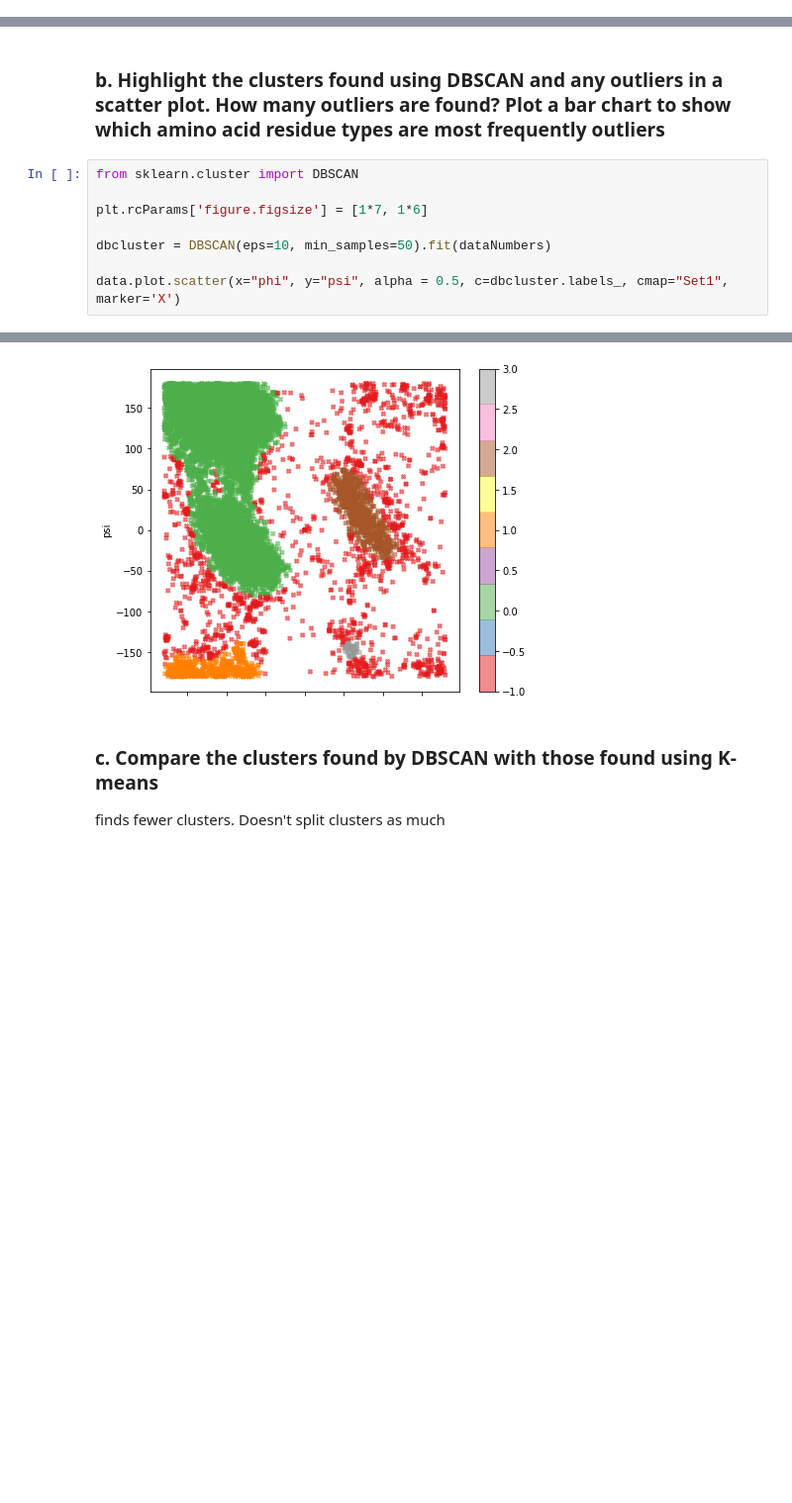
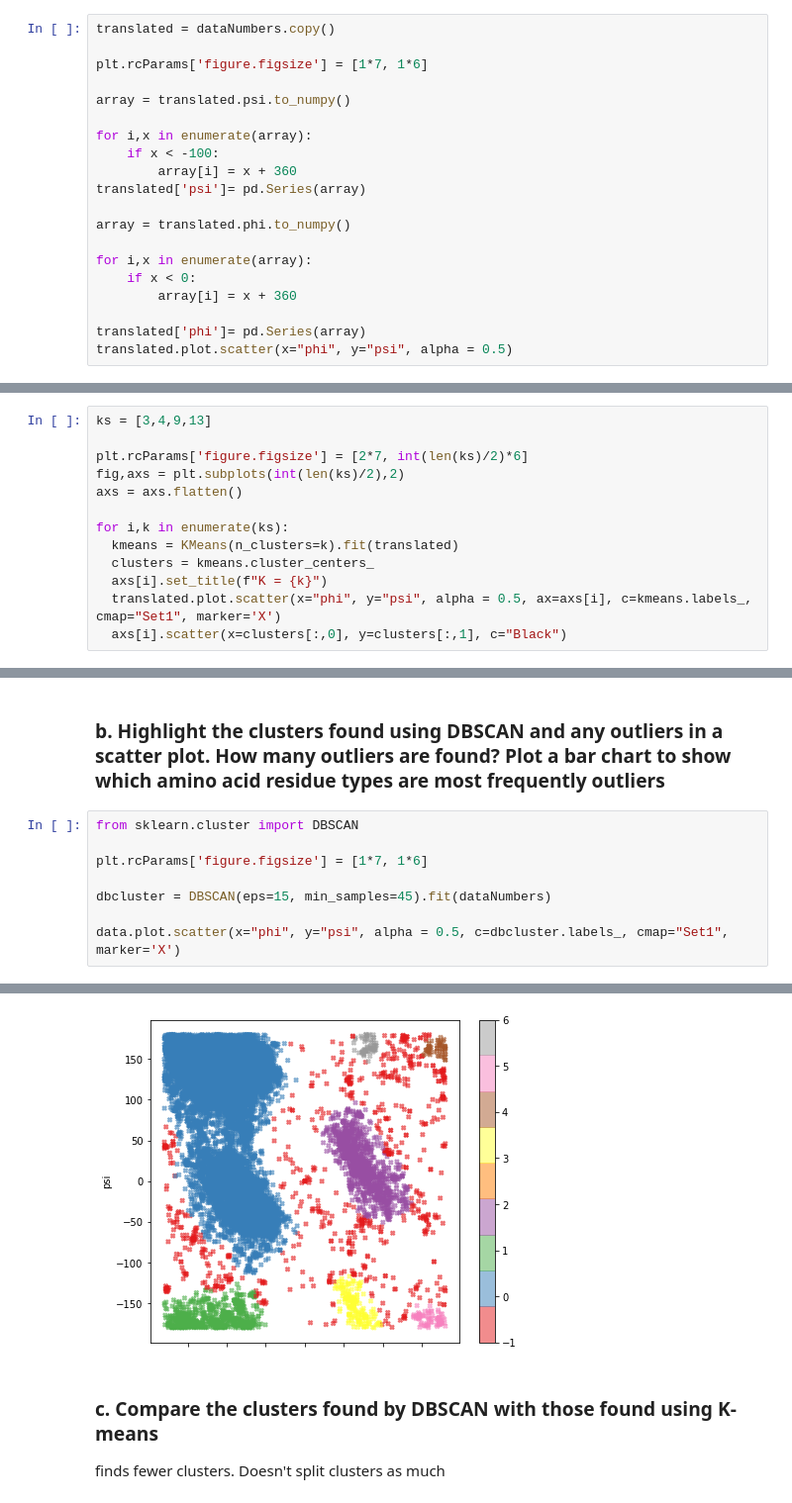
Before and after one commit to jerge/DAT405-DSC, a Jupyter notebook: Lab 3/Lab3.ipynb, the cells around one changed output, grey strips where cells are left out. Shown at 99% size. Cells and saved outputs as stored; diff of their text form; blank space fills up the shorter version.

```diff
--- a/Lab 3/Lab3.ipynb
+++ b/Lab 3/Lab3.ipynb
@@ -93,3 +139,23 @@ kinda? like 5% prob to get wrong clusters on K=8
 ### d. Can you change the data to get better results (or the same results in a simpler way)?  (Hint:  since  both  phi  and  psi  are  periodic  attributes,  you  can  think  of shifting/translating them by some value and then use the modulo operation.)
 
 Translatera/shifta upp så att clustret längst ner till vänster faktiskt hamnar uppe på det högst upp till vänster etc.
+# %%
+translated = dataNumbers.copy()
+
+plt.rcParams['figure.figsize'] = [1*7, 1*6]
+
+array = translated.psi.to_numpy()
+
+for i,x in enumerate(array):
+    if x < -100:
+        array[i] = x + 360
+translated['psi']= pd.Series(array)
+
+array = translated.phi.to_numpy()
+
+for i,x in enumerate(array):
+    if x < 0:
+        array[i] = x + 360
+
+translated['phi']= pd.Series(array)
+translated.plot.scatter(x="phi", y="psi", alpha = 0.5)
@@ -95,0 +165,13 @@ Translatera/shifta upp så att clustret längst ner till vänster faktiskt hamna
+# %%
+ks = [3,4,9,13]
+
+plt.rcParams['figure.figsize'] = [2*7, int(len(ks)/2)*6]
+fig,axs = plt.subplots(int(len(ks)/2),2)
+axs = axs.flatten()
+
+for i,k in enumerate(ks):
+  kmeans = KMeans(n_clusters=k).fit(translated)
+  clusters = kmeans.cluster_centers_
+  axs[i].set_title(f"K = {k}")
+  translated.plot.scatter(x="phi", y="psi", alpha = 0.5, ax=axs[i], c=kmeans.labels_, cmap="Set1", marker='X')
+  axs[i].scatter(x=clusters[:,0], y=clusters[:,1], c="Black")
@@ -104,14 +188,14 @@ Translatera/shifta upp så att clustret längst ner till vänster faktiskt hamna
 # %%
 from sklearn.cluster import DBSCAN
 
 plt.rcParams['figure.figsize'] = [1*7, 1*6]
 
-dbcluster = DBSCAN(eps=10, min_samples=50).fit(dataNumbers)
+dbcluster = DBSCAN(eps=15, min_samples=45).fit(dataNumbers)
 
 data.plot.scatter(x="phi", y="psi", alpha = 0.5, c=dbcluster.labels_, cmap="Set1", marker='X')
 # %% [output]
 <matplotlib.axes._subplots.AxesSubplot at 0x...>
-[figure, old version]
+[figure, new version]
 # %% [markdown]
 ### c. Compare the clusters found by DBSCAN with those found using K-means
 
```
Also changed, not shown: parts of 8 cells of this notebook.
